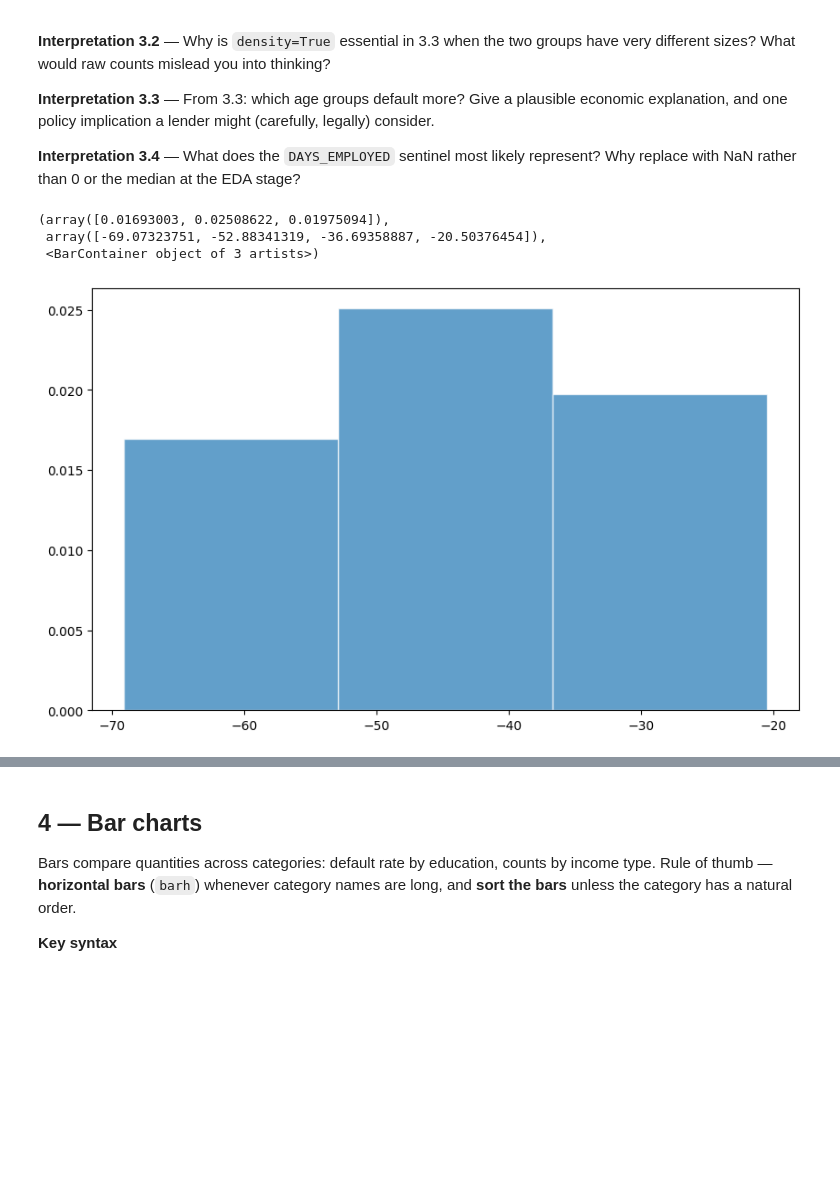
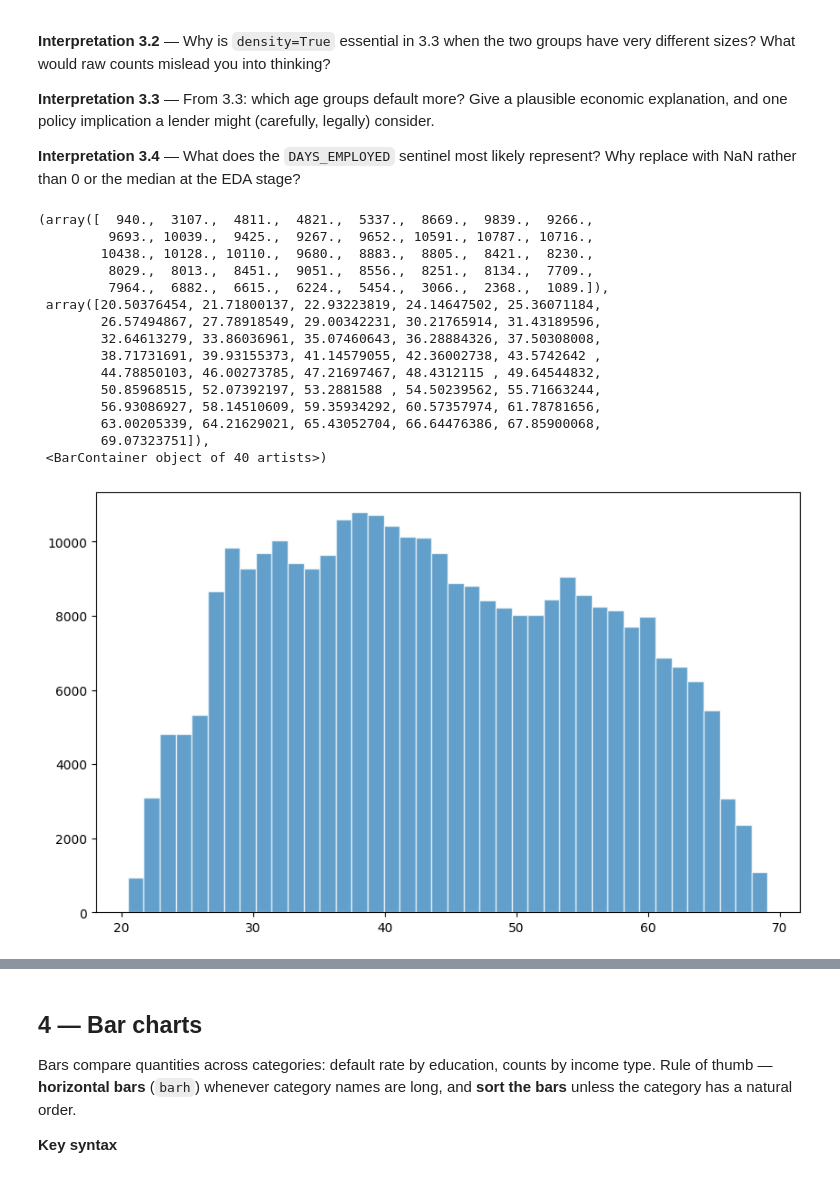
Before and after one commit to smallchuch/CreditRiskLearning, a Jupyter notebook: Learning Journey/1.5 Matplotlib + Seaborn/matplotlib_seaborn_practice_home_credit.ipynb, the cells around one changed output, grey strips where cells are left out. Cells and saved outputs as stored; diff of their text form; code cells hidden in the pictures; blank space fills up the shorter version.

```diff
--- a/Learning Journey/1.5 Matplotlib + Seaborn/matplotlib_seaborn_practice_home_credit.ipynb
+++ b/Learning Journey/1.5 Matplotlib + Seaborn/matplotlib_seaborn_practice_home_credit.ipynb
@@ -46,7 +46,7 @@ def find_repo_root(marker=".git"):
 # # Adjust this to wherever application_train.csv sits in your repo:
 # DATA_PATH = REPO_ROOT / "Data" / "home-credit-default-risk" / "application_train.csv"
 
-df = pd.read_csv('../../Datasets/Home Credit Default Risk/application_train.csv')
+df = pd.read_csv('../../Home Credit Default Risk/application_train.csv')
 print(df.shape)
 # %% [output]
 (307511, 122)
@@ -335,17 +335,29 @@ bins = np.linspace(lo, hi, 41)                # explicit shared bin edges
 # %%
 # Ex 3.1 — AGE_YEARS histograms, three bin counts
 
 
 
 fig, ax = plt.subplots( figsize = (10, 6))
 
-ax.hist(df['AGE_YEARS'].dropna(),
-        bins = 3,
+ax.hist(-df['AGE_YEARS'].dropna(),
+        bins = 40,
         edgecolor = 'white',
-        alpha = 0.7,
-        density=True)
+        alpha = 0.7
+        )
 # %% [output]
-(array([0.01693003, 0.02508622, 0.01975094]),
- array([-69.07323751, -52.88341319, -36.69358887, -20.50376454]),
- <BarContainer object of 3 artists>)
+(array([  940.,  3107.,  4811.,  4821.,  5337.,  8669.,  9839.,  9266.,
+         9693., 10039.,  9425.,  9267.,  9652., 10591., 10787., 10716.,
+        10438., 10128., 10110.,  9680.,  8883.,  8805.,  8421.,  8230.,
+         8029.,  8013.,  8451.,  9051.,  8556.,  8251.,  8134.,  7709.,
+         7964.,  6882.,  6615.,  6224.,  5454.,  3066.,  2368.,  1089.]),
+ array([20.50376454, 21.71800137, 22.93223819, 24.14647502, 25.36071184,
+        26.57494867, 27.78918549, 29.00342231, 30.21765914, 31.43189596,
+        32.64613279, 33.86036961, 35.07460643, 36.28884326, 37.50308008,
+        38.71731691, 39.93155373, 41.14579055, 42.36002738, 43.5742642 ,
+        44.78850103, 46.00273785, 47.21697467, 48.4312115 , 49.64544832,
+        50.85968515, 52.07392197, 53.2881588 , 54.50239562, 55.71663244,
+        56.93086927, 58.14510609, 59.35934292, 60.57357974, 61.78781656,
+        63.00205339, 64.21629021, 65.43052704, 66.64476386, 67.85900068,
+        69.07323751]),
+ <BarContainer object of 40 artists>)
-[figure, old version]
+[figure, new version]
```
Also changed, not shown: parts of 7 cells of this notebook, 1 other file.
